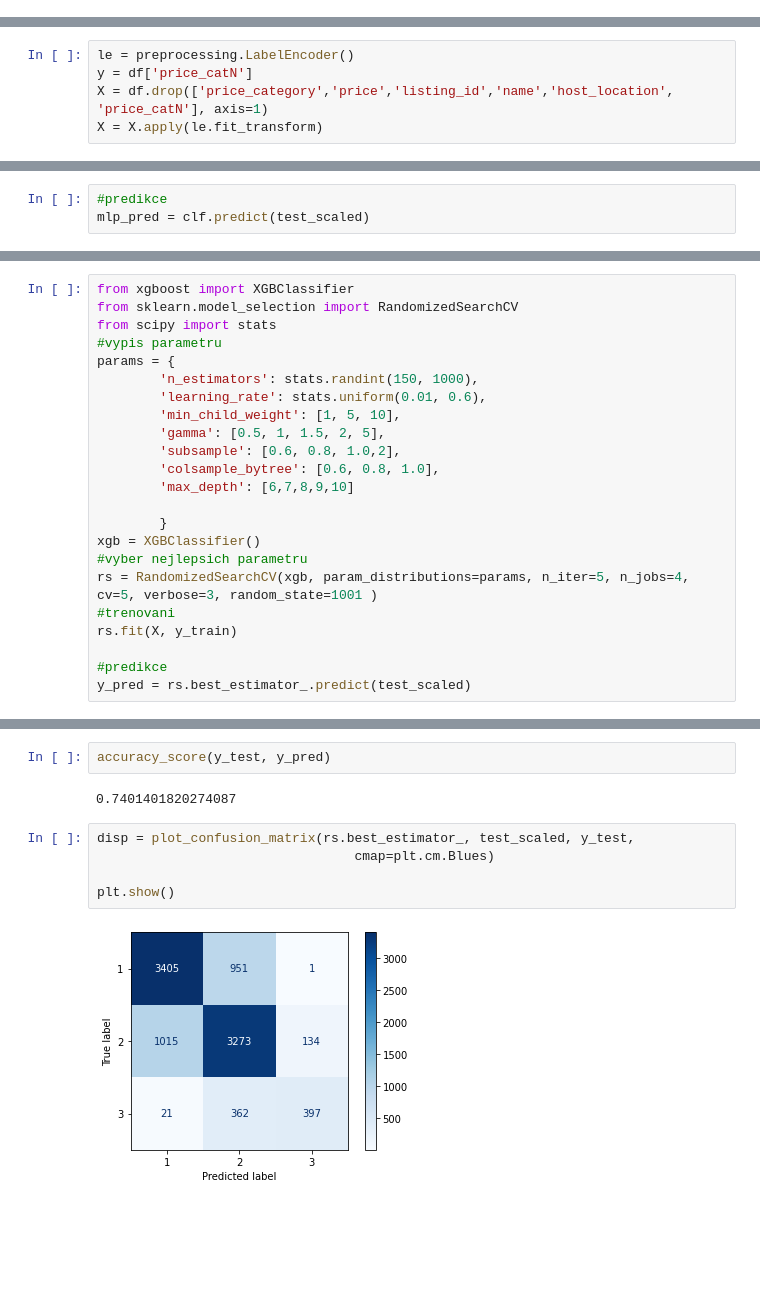
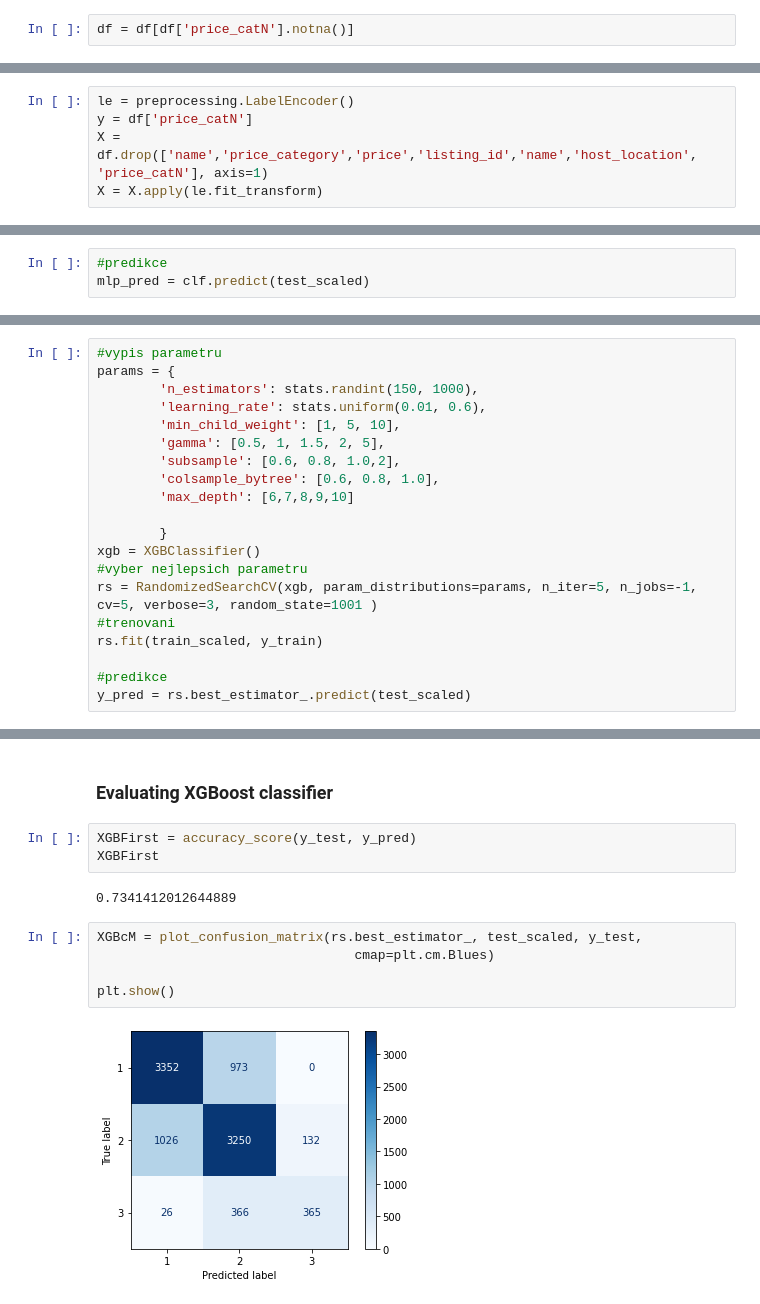
Before and after one commit to DAB-2021/AirBnB-4IZ566, a Jupyter notebook: Models.ipynb, the cells around one changed output, grey strips where cells are left out. Cells and saved outputs as stored; diff of their text form; blank space fills up the shorter version.

```diff
--- a/Models.ipynb
+++ b/Models.ipynb
@@ -59,3 +30,5 @@ dtype: object
+# %%
+df = df[df['price_catN'].notna()]
 # %%
 df['price_catN'] = df['price_catN'].astype(int)
 # %%
@@ -68,7 +43,7 @@ Name: price_catN, dtype: int64
 # %%
 le = preprocessing.LabelEncoder()
 y = df['price_catN']
-X = df.drop(['price_category','price','listing_id','name','host_location', 'price_catN'], axis=1)
+X = df.drop(['name','price_category','price','listing_id','name','host_location', 'price_catN'], axis=1)
 X = X.apply(le.fit_transform)
 # %%
 X_train, X_test, y_train, y_test = train_test_split(X, y, test_size=0.2, random_state=101)
@@ -120,7 +104,4 @@ plt.show()
 # %%
-from xgboost import XGBClassifier
-from sklearn.model_selection import RandomizedSearchCV
-from scipy import stats
 #vypis parametru
 params = {
         'n_estimators': stats.randint(150, 1000),
@@ -134,9 +115,9 @@ params = {
         }
 xgb = XGBClassifier()
 #vyber nejlepsich parametru
-rs = RandomizedSearchCV(xgb, param_distributions=params, n_iter=5, n_jobs=4, cv=5, verbose=3, random_state=1001 )
+rs = RandomizedSearchCV(xgb, param_distributions=params, n_iter=5, n_jobs=-1, cv=5, verbose=3, random_state=1001 )
 #trenovani
-rs.fit(X, y_train)
+rs.fit(train_scaled, y_train)
 
 #predikce
 y_pred = rs.best_estimator_.predict(test_scaled)
@@ -146,11 +127,14 @@ Fitting 5 folds for each of 5 candidates, totalling 25 fits
+# %% [markdown]
+### Evaluating XGBoost classifier
 # %%
-accuracy_score(y_test, y_pred)
+XGBFirst = accuracy_score(y_test, y_pred)
+XGBFirst
 # %% [output]
-0.7401401820274087
+0.7341412012644889
 # %%
-disp = plot_confusion_matrix(rs.best_estimator_, test_scaled, y_test,
+XGBcM = plot_confusion_matrix(rs.best_estimator_, test_scaled, y_test,
                                  cmap=plt.cm.Blues)
 
 plt.show()
 # %% [output]
-[figure, old version]
+[figure, new version]
```
Also changed, not shown: parts of 38 cells of this notebook, 1 other file.
